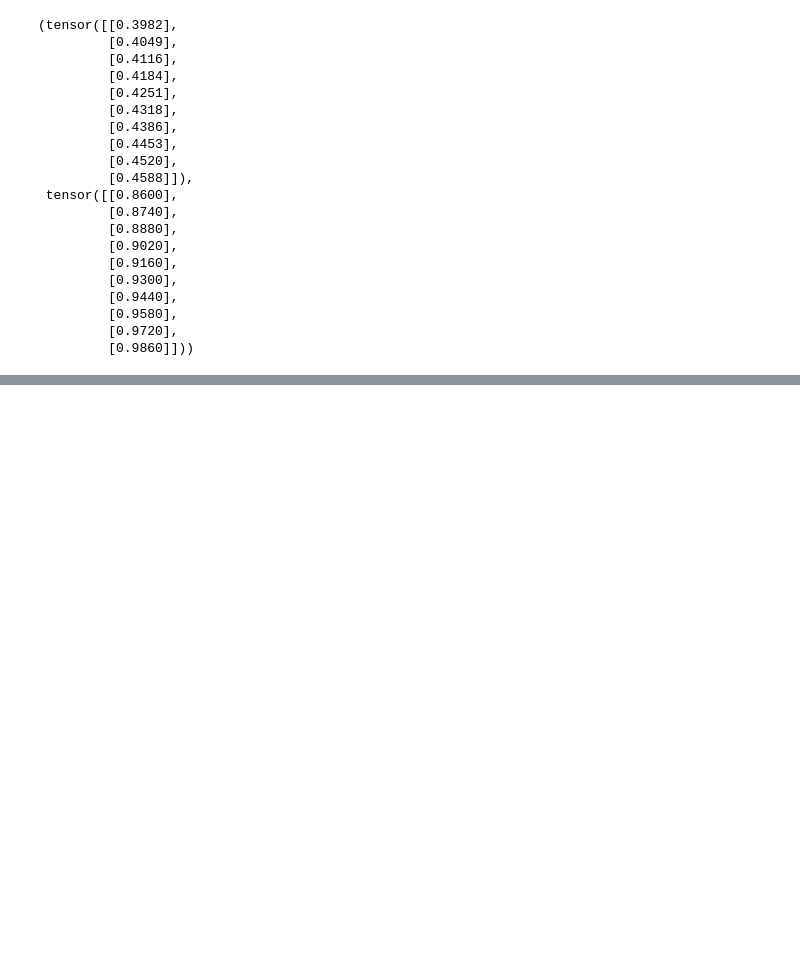
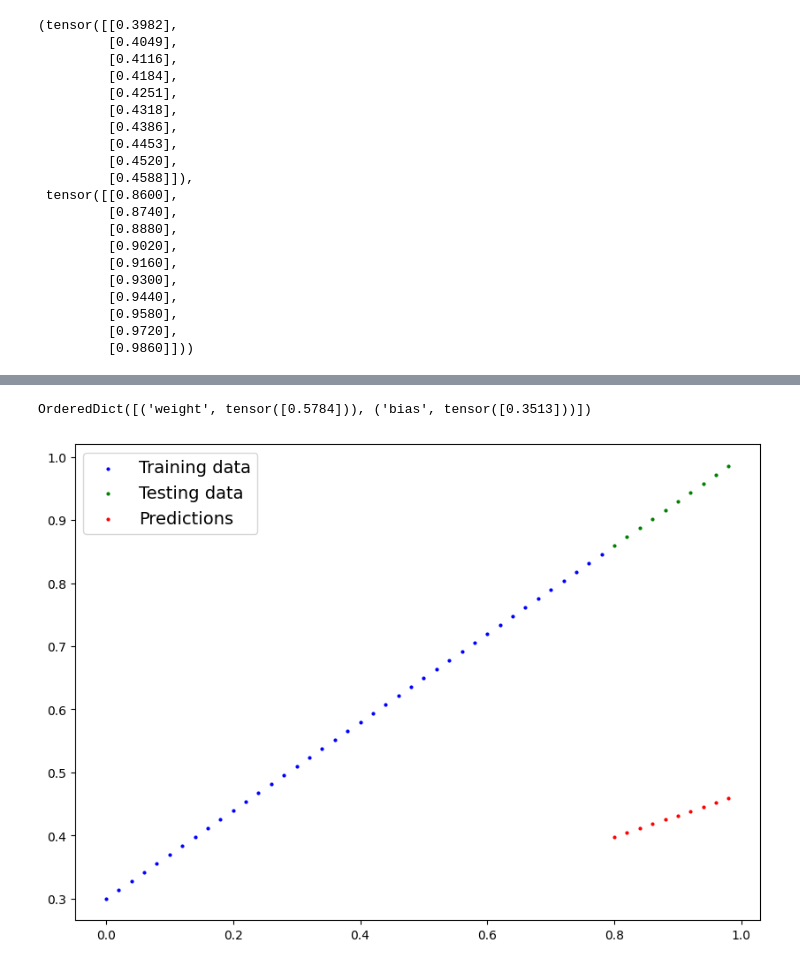
Before and after one commit to meralmourad/Pytorch-tut, a Jupyter notebook: NOTEBOOKS/03_Workflow.ipynb, the cells around one changed output, grey strips where cells are left out. Drawn from its saved outputs; the diff is of its cells as text; code cells hidden in the pictures; blank space fills up the shorter version.

```diff
--- a/NOTEBOOKS/03_Workflow.ipynb
+++ b/NOTEBOOKS/03_Workflow.ipynb
@@ -126,0 +209,4 @@ L1Loss()
+# %%
+model_0.state_dict()
+# %% [output]
+OrderedDict([('weight', tensor([0.5784])), ('bias', tensor([0.3513]))])
@@ -126,0 +216,4 @@ L1Loss()
+# %%
+plot_predictions(predictions=y_preds)
+# %% [output]
+[figure, added]
```
Also changed, not shown: parts of 12 cells of this notebook, 1 other file.
